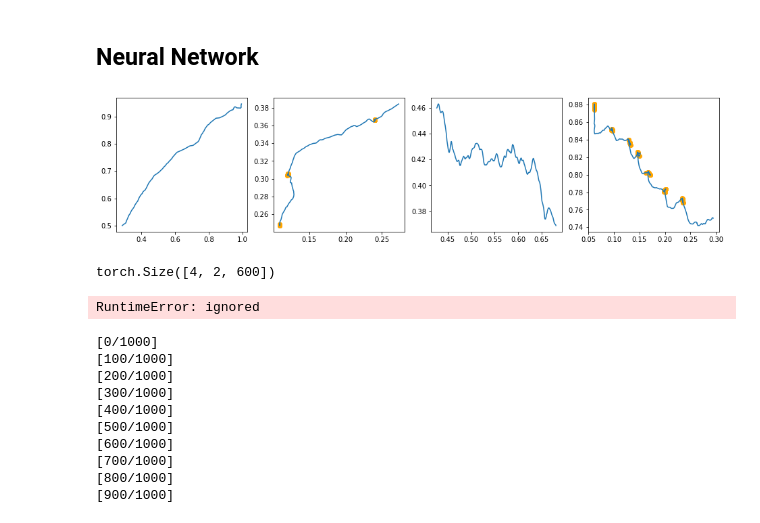
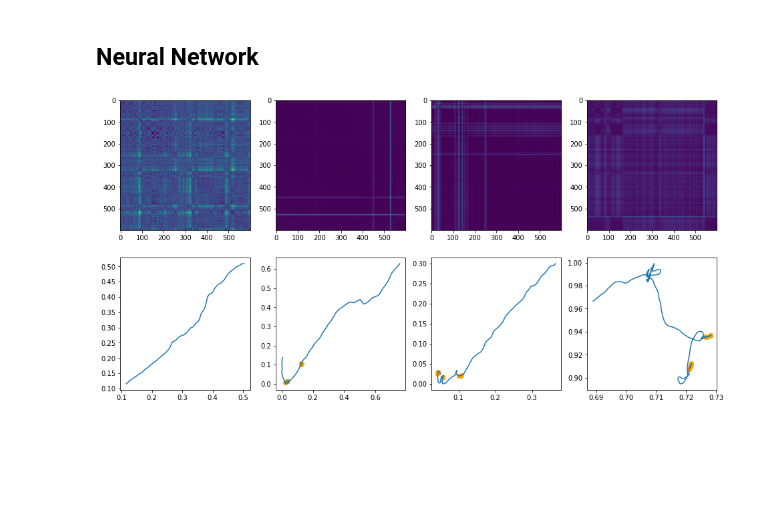
Before and after one commit to AmedeeRoy/BirdDL, a Jupyter notebook: Dive_Prediction_DeepNetwork_MatrixDistance.ipynb, the cells around one changed output. Saved outputs shown, nothing was run; the diff lists cells and outputs as text; code cells hidden in the pictures; blank space fills up the shorter version.

```diff
--- a/Dive_Prediction_DeepNetwork_MatrixDistance.ipynb
+++ b/Dive_Prediction_DeepNetwork_MatrixDistance.ipynb
@@ -217,68 +215,60 @@ def pairwise_distances(x, y=None):
     # if y is None:
     #     dist = dist - torch.diag(dist.diag)
     return torch.clamp(dist, 0.0, np.inf)
+
+
+def to_pairwise_distances(x):
+    list_matrix = []
+    for i in range([*x.shape][0]):
+      mat = pairwise_distances(torch.transpose(x[i, :,:], 0, 1))
+      list_matrix.append(mat)
+
+    return torch.stack(list_matrix)
 # %%
 # Hyperparameters
 epoch_input = 600
 epoch_output = 60
-batch_size = 4
+batch_size = 8
 learning_rate = 0.01
-input_var = ('lon_std_mm', 'lat_std_mm') # , 'step_std', 'direction_std', 'cos_cap', 'sin_cap')
+input_var = ('lon_std_mm', 'lat_std_mm' , 'step_std', 'direction_std', 'cos_cap', 'sin_cap')
 
 train = Sampler(train_trajs, epoch_input, epoch_output, batch_size, input_var)
 test = Sampler(test_trajs, epoch_input, epoch_output, batch_size, input_var)
 
 
 (x, y) = train.sample()
 
 plt.figure(figsize=(16, 8))
 for i in range(batch_size):
     lon = x.numpy()[i][0]
     lat = x.numpy()[i][1]
 
     real = y.numpy()[i]
     real = [real[i] for i in range(len(real)) for k in range(10) ]
 
+    xx = to_pairwise_distances(x)
+
     plt.subplot(2, 4, i+1)
-
+    plt.imshow(xx.numpy()[i, :, :])
 
     plt.subplot(2, 4, i+5)
     plt.plot(lon, lat)
     plt.scatter(lon[np.where(real)], lat[np.where(real)], c='orange')
 # %% [output]
-[figure, old version]
+[figure, new version]
-# %%
-x.size()
-# %% [output]
-torch.Size([4, 2, 600])
-# %%
-pairwise_distances(x).size()
-# %% [output]
-RuntimeError: ignored
 # %%
 ### DATALOADER
 nb_test = 1000
 
-dataset_test = []
-for i in range(nb_test):
-    (x, y, z) = test.sample_one()
-    dataset_test.append((x,y))
-    if i%100 == 0:
-      print('[{}/{}]'.format(i, nb_test))
+# dataset_test = []
+# for i in range(nb_test):
+#     (x, y) = test.sample()
+#     dataset_test.append((x,y))
+#     if i%100 == 0:
+#       print('[{}/{}]'.format(i, nb_test))
 
 
-test_loader = DataLoader(dataset_test, batch_size=batch_size, drop_last=True)
+# test_loader = DataLoader(dataset_test, batch_size=batch_size, drop_last=True)
-# %% [output]
-[0/1000]
-[100/1000]
-[200/1000]
-[300/1000]
-[400/1000]
-[500/1000]
-[600/1000]
-[700/1000]
-[800/1000]
-[900/1000]
 # %%
 # ### DATALOADER
 nb_train = 10000
```
Also changed, not shown: parts of 9 cells of this notebook.
